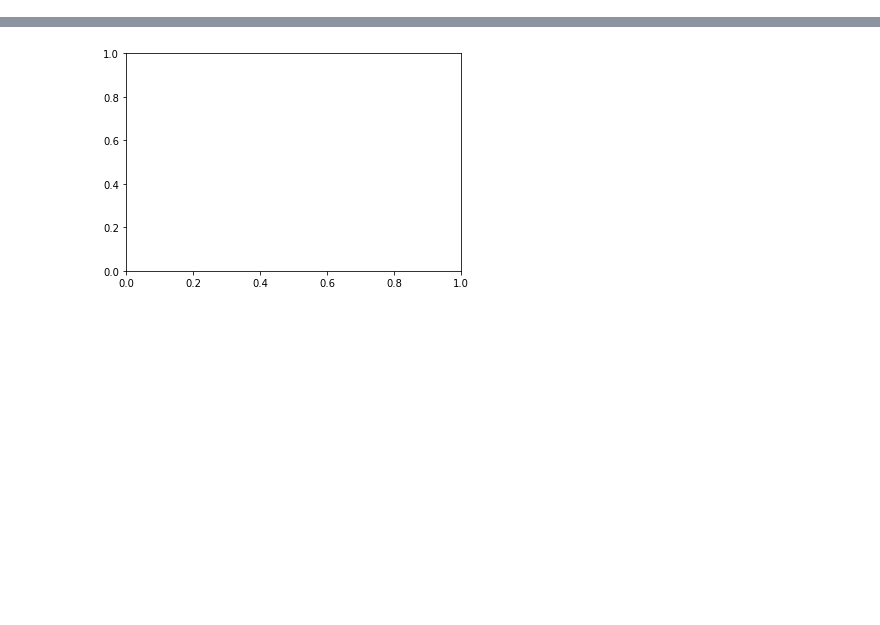
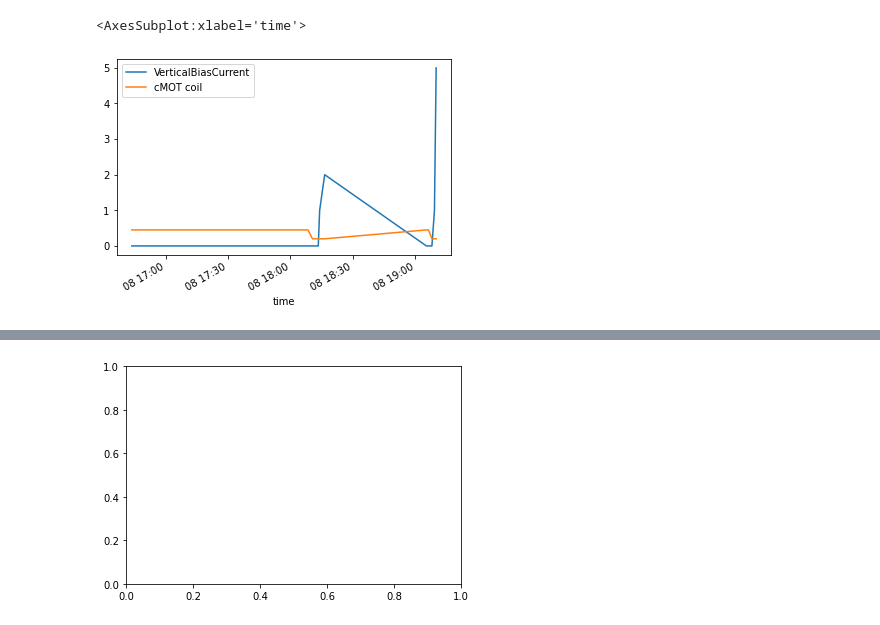
Before and after one commit to insommer/AnalysisCode, a Jupyter notebook: Applications/Coding Test.ipynb, the cells around one changed output, grey strips where cells are left out. Saved outputs shown, nothing was run; the diff lists cells and outputs as text; code cells hidden in the pictures; blank space fills up the shorter version.

```diff
--- a/Applications/Coding Test.ipynb
+++ b/Applications/Coding Test.ipynb
@@ -54,0 +301,5 @@ fig, axs = plt.subplots(1,3)
+# %%
+parameter_Frame.plot('time', ['VerticalBiasCurrent', 'cMOT coil'])
+# %% [output]
+<AxesSubplot:xlabel='time'>
+[figure, added]
```
Also changed, not shown: parts of 52 cells of this notebook, 1 other file.
